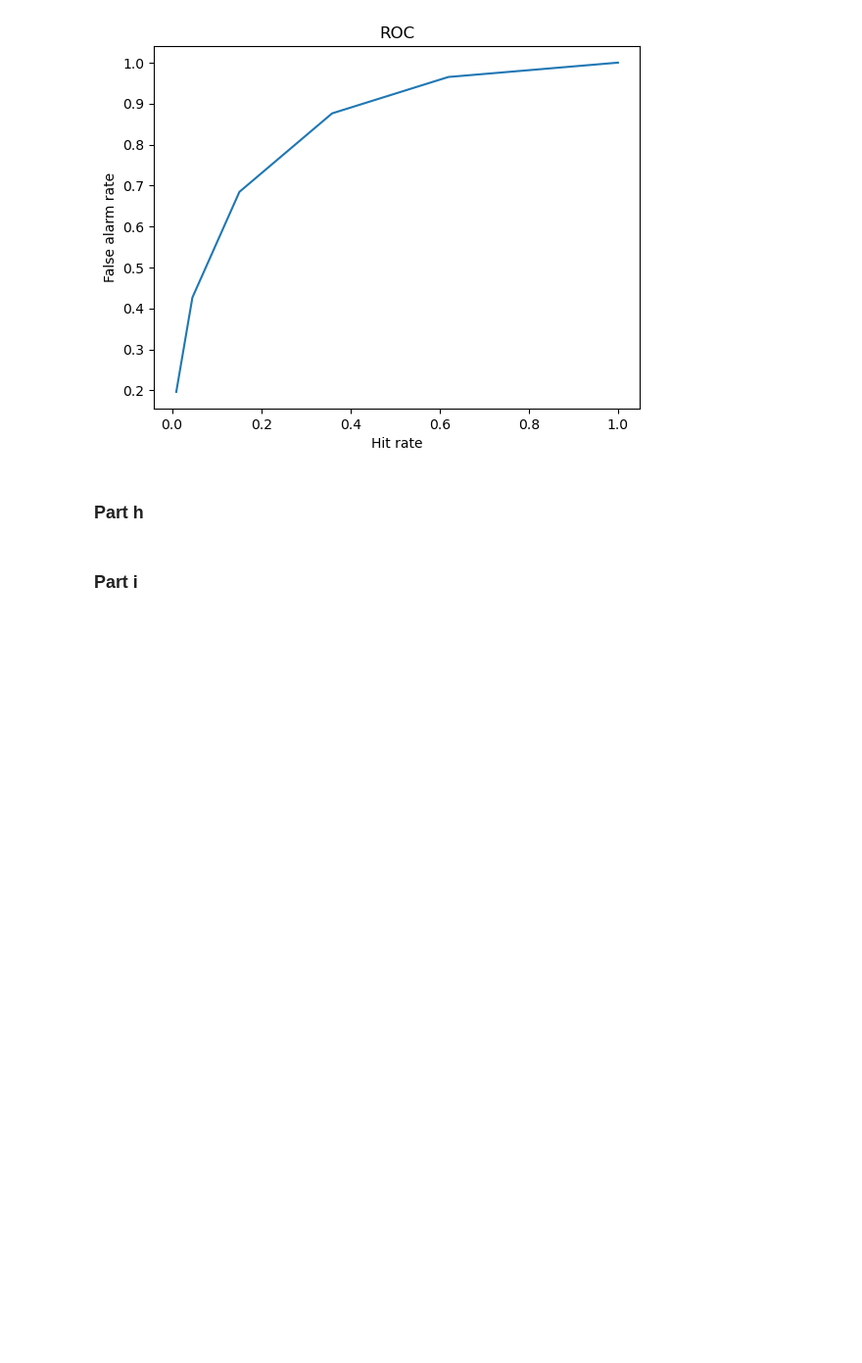
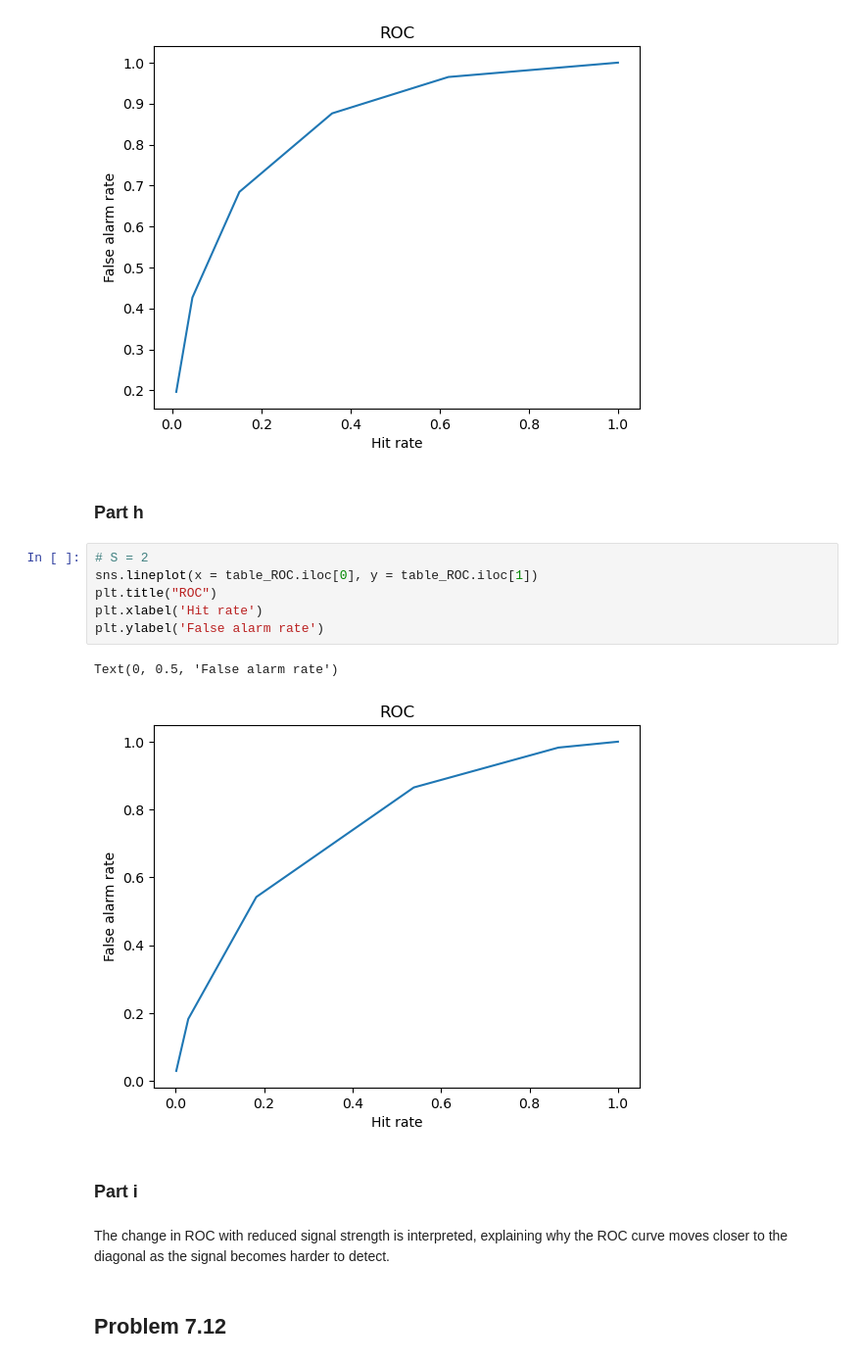
Before and after one commit to ArminTi/Bayesian-Models-of-Perception-and-Action, a Jupyter notebook: Chapter 7.ipynb, the cells around one changed output. Shown: that part at 98% size. Drawn from its saved outputs; the diff is of its cells as text; blank space fills up the shorter version.

```diff
--- a/Chapter 7.ipynb
+++ b/Chapter 7.ipynb
@@ -490,5 +491,18 @@ Text(0, 0.5, 'False alarm rate')
 [figure]
 # %% [markdown]
 ### Part h
+# %%
+# S = 2
+sns.lineplot(x = table_ROC.iloc[0], y = table_ROC.iloc[1])
+plt.title("ROC")
+plt.xlabel('Hit rate')
+plt.ylabel('False alarm rate')
+# %% [output]
+Text(0, 0.5, 'False alarm rate')
+[figure, added]
 # %% [markdown]
 ### Part i
+# %% [markdown]
+The change in ROC with reduced signal strength is interpreted, explaining why the ROC curve moves closer to the diagonal as the signal becomes harder to detect.
+# %% [markdown]
+## Problem 7.12
```
Also changed, not shown: parts of 23 cells of this notebook.
